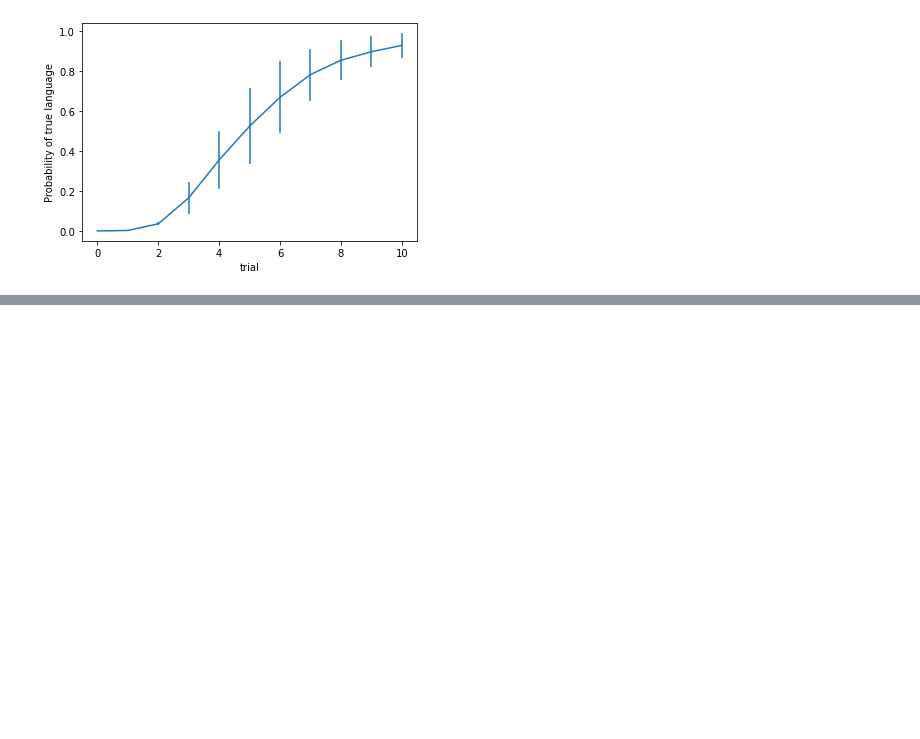
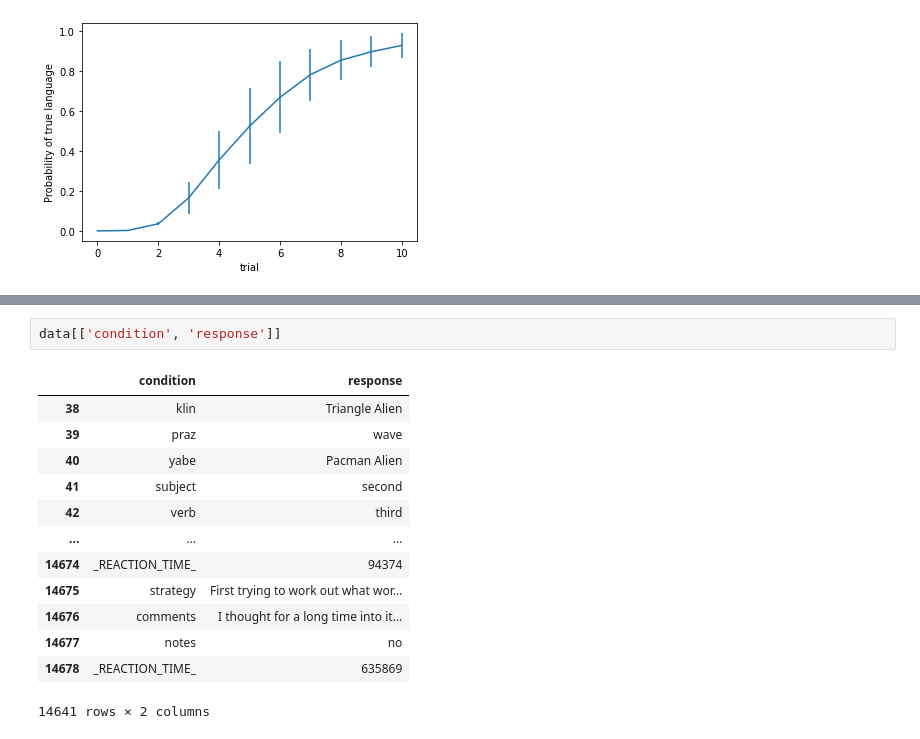
Before and after one commit to thelogicalgrammar/joint_learning, a Jupyter notebook: model/basicmodel.ipynb, the cells around one changed output, grey strips where cells are left out. Cells and saved outputs as stored; diff of their text form; blank space fills up the shorter version.

```diff
--- a/model/basicmodel.ipynb
+++ b/model/basicmodel.ipynb
@@ -429,0 +523,16 @@ plt.show()
+# %%
+data[['condition', 'response']]
+# %% [output]
+|  | condition | response |
+| 38 | klin | Triangle Alien |
+| 39 | praz | wave |
+| 40 | yabe | Pacman Alien |
+| 41 | subject | second |
+| 42 | verb | third |
+| ... | ... | ... |
+| 14674 | _REACTION_TIME_ | 94374 |
+| 14675 | strategy | First trying to work out what wor... |
+| 14676 | comments | I thought for a long time into it... |
+| 14677 | notes | no |
+| 14678 | _REACTION_TIME_ | 635869 |
+14641 rows × 2 columns
```
Also changed, not shown: parts of 50 cells of this notebook.
